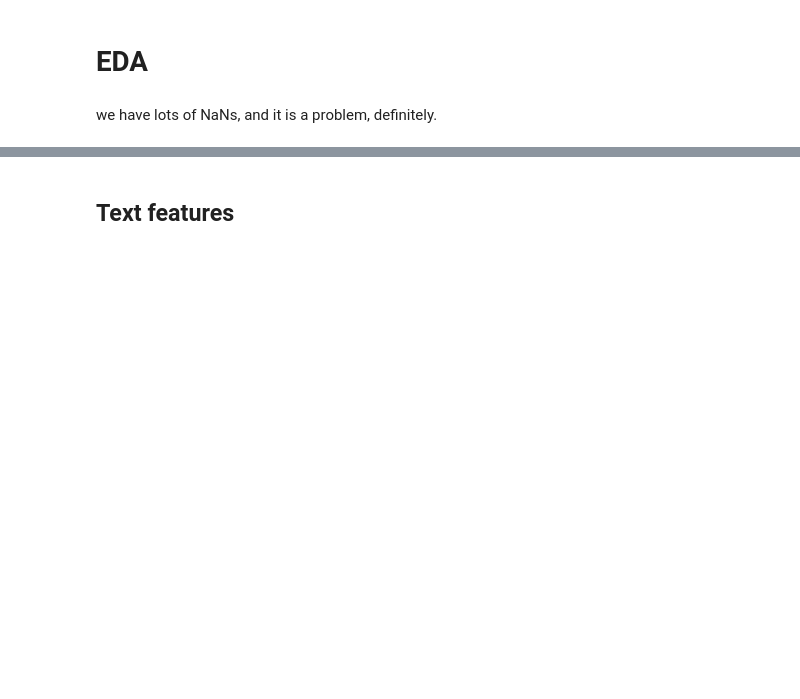
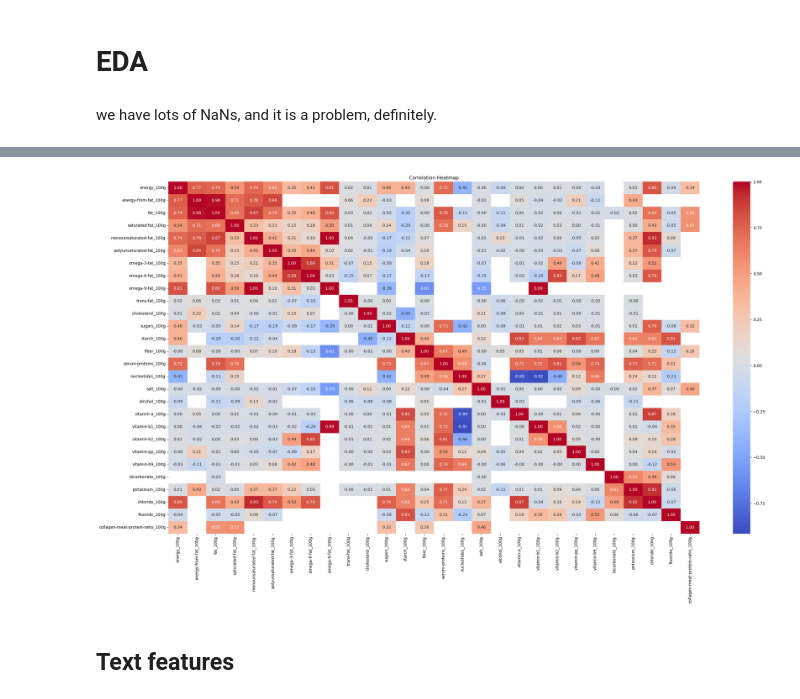
Before and after one commit to ruzanovad/dataset-sessions, a Jupyter notebook: open-food-facts/open-food.ipynb, the cells around one changed output, grey strips where cells are left out. Saved outputs shown, nothing was run; the diff lists cells and outputs as text; code cells hidden in the pictures; blank space fills up the shorter version.

```diff
--- a/open-food-facts/open-food.ipynb
+++ b/open-food-facts/open-food.ipynb
@@ -34,0 +137,9 @@ we have lots of NaNs, and it is a problem, definitely.
+# %%
+corr_matrix = df_corr.abs()  # -1 is bad too
+upper_tri = corr_matrix.where(np.triu(np.ones(corr_matrix.shape), k=1).astype(bool)) # matrix is symmetric
+
+threshold = 0.999
+
+# Find columns with a correlation of 1
+to_drop = [column for column in upper_tri.columns if any(upper_tri[column] > threshold)]
+to_drop
@@ -35,3 +164,13 @@ we have lots of NaNs, and it is a problem, definitely.
+# %%
+reduced_df = df.drop(columns=to_drop)
+numeric_columns = reduced_df.select_dtypes(include=["number"]).columns
+
+plt.figure(figsize=(30, 16))
+sns.heatmap(reduced_df[numeric_columns].corr(), annot=True, cmap="coolwarm", fmt=".2f")
+plt.title("Correlation Heatmap")
+plt.show()
+# %% [output]
+[figure, added]
 # %% [markdown]
 ## Text features
 # %%
```
Also changed, not shown: parts of 11 cells of this notebook.
